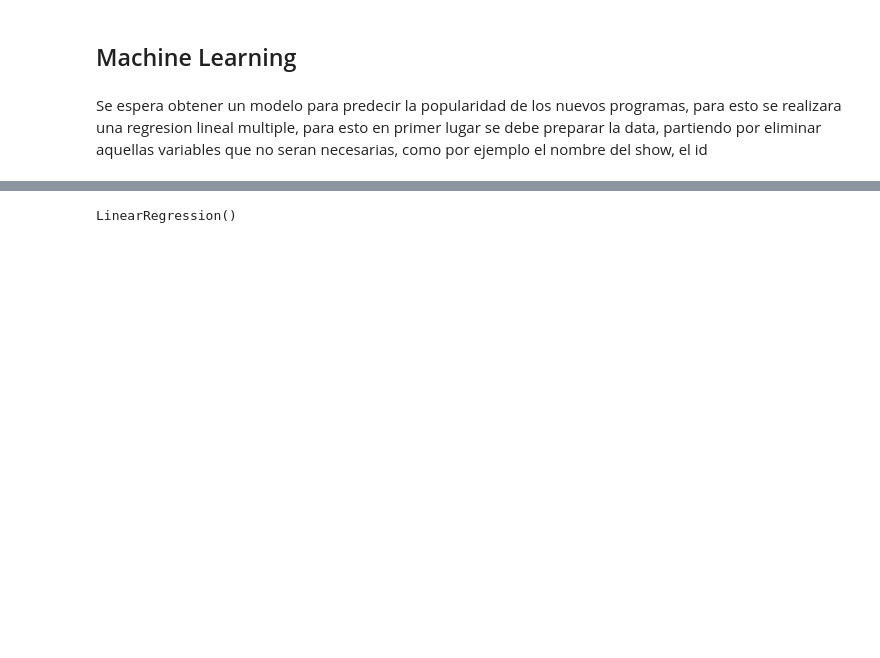
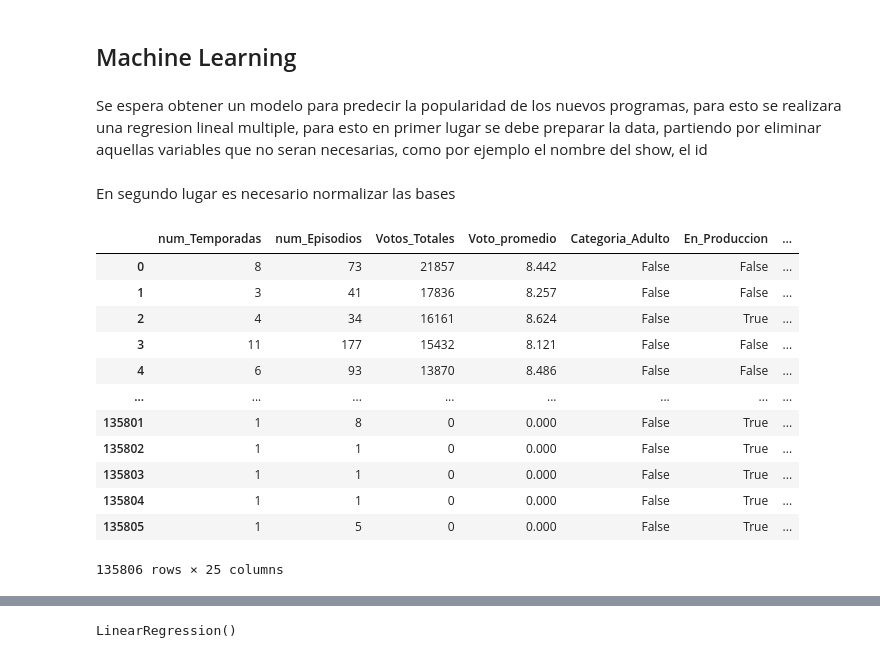
Before and after one commit to PedroJofreEsc/popularidad-de-series, a Jupyter notebook: popularidad de series Jofre.ipynb, the cells around one changed output, grey strips where cells are left out. Saved outputs shown, nothing was run; the diff lists cells and outputs as text; code cells hidden in the pictures; blank space fills up the shorter version.

```diff
--- a/popularidad de series Jofre.ipynb
+++ b/popularidad de series Jofre.ipynb
@@ -529,3 +529,5 @@ Se espera obtener un modelo para predecir la popularidad de los nuevos programas
 # %%
 tmdb_regresion=tmdb.copy()
 tmdb_regresion=tmdb_regresion.drop(columns=['id','Nombre_Serie','Nombre_Original','Tipo_Show','Status','Pais_Origen','estacion_I_n','estacion_F_n','Fecha_Inicio','Fecha_Fin'])
+# %% [markdown]
+En segundo lugar es necesario normalizar las bases
@@ -531,0 +536,16 @@ tmdb_regresion=tmdb_regresion.drop(columns=['id','Nombre_Serie','Nombre_Original
+# %%
+tmdb_regresion
+# %% [output]
+|  | num_Temporadas | num_Episodios | Votos_Totales | Voto_promedio | Categoria_Adulto | En_Produccion | ... |
+| 0 | 8 | 73 | 21857 | 8.442 | False | False | ... |
+| 1 | 3 | 41 | 17836 | 8.257 | False | False | ... |
+| 2 | 4 | 34 | 16161 | 8.624 | False | True | ... |
+| 3 | 11 | 177 | 15432 | 8.121 | False | False | ... |
+| 4 | 6 | 93 | 13870 | 8.486 | False | False | ... |
+| ... | ... | ... | ... | ... | ... | ... | ... |
+| 135801 | 1 | 8 | 0 | 0.000 | False | True | ... |
+| 135802 | 1 | 1 | 0 | 0.000 | False | True | ... |
+| 135803 | 1 | 1 | 0 | 0.000 | False | True | ... |
+| 135804 | 1 | 1 | 0 | 0.000 | False | True | ... |
+| 135805 | 1 | 5 | 0 | 0.000 | False | True | ... |
+135806 rows × 25 columns
```
Also changed, not shown: parts of 16 cells of this notebook, 2 other files.
